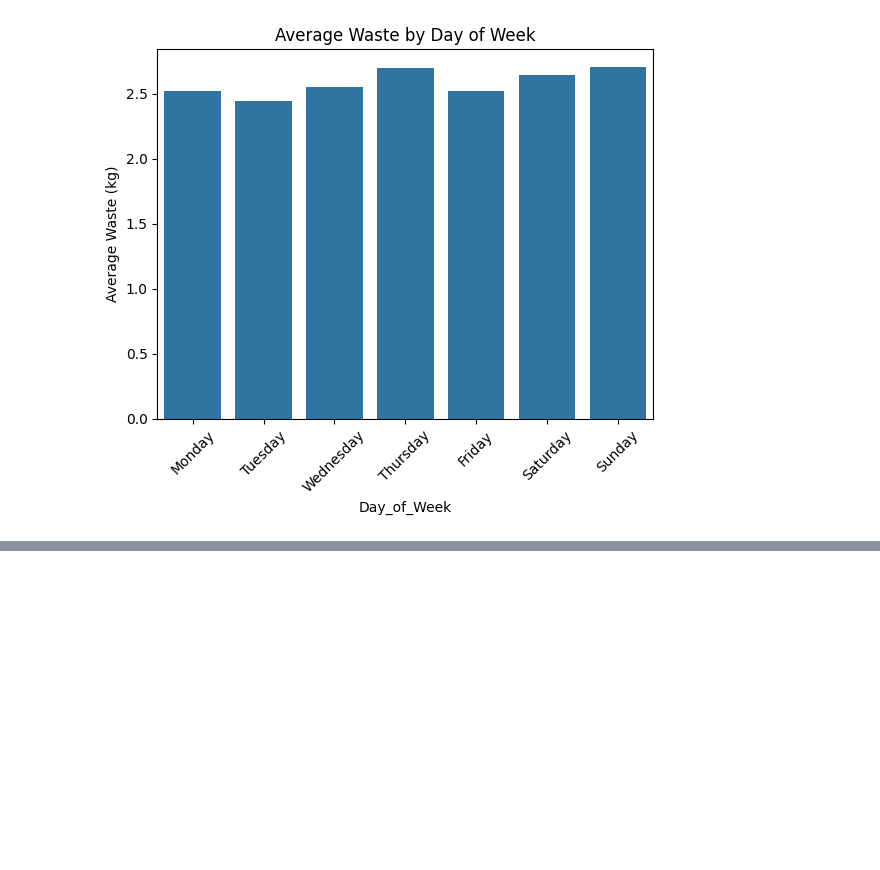
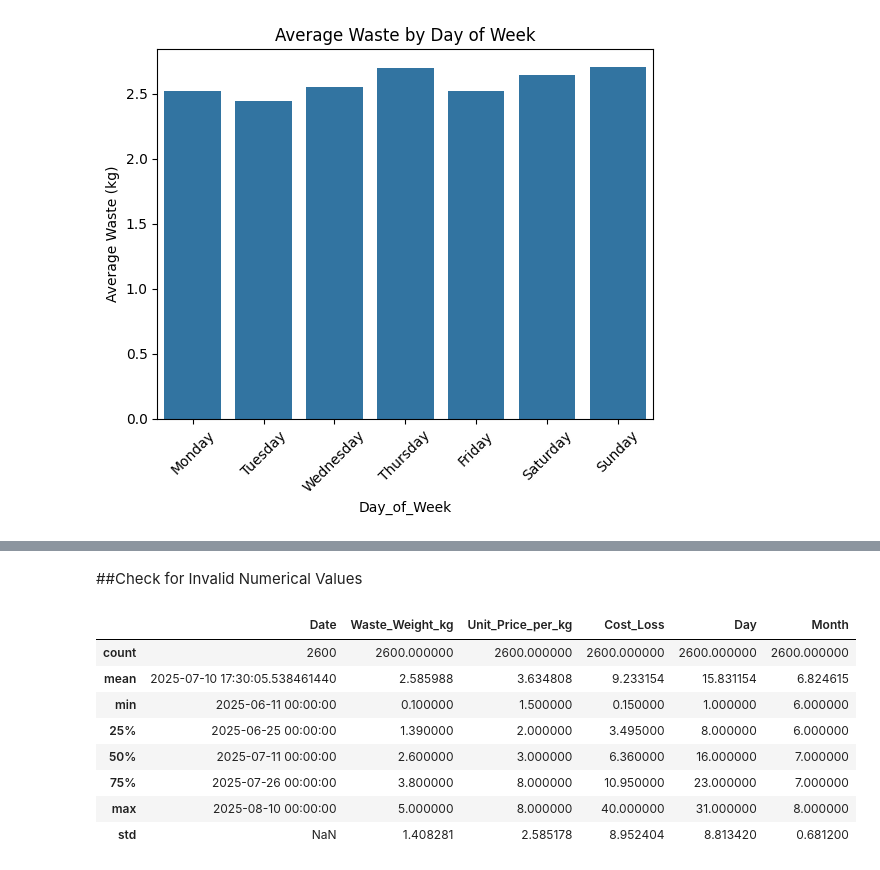
Before and after one commit to sasasaee/ml-project, a Jupyter notebook: canteen_data_analysis.ipynb, the cells around one changed output, grey strips where cells are left out. Saved outputs shown, nothing was run; the diff lists cells and outputs as text; code cells hidden in the pictures; blank space fills up the shorter version.

```diff
--- a/canteen_data_analysis.ipynb
+++ b/canteen_data_analysis.ipynb
@@ -330,0 +377,14 @@ plt.show()
+# %% [markdown]
+##Check for Invalid Numerical Values
+# %%
+df.describe()
+# %% [output]
+|  | Date | Waste_Weight_kg | Unit_Price_per_kg | Cost_Loss | Day | Month |
+| count | 2600 | 2600.000000 | 2600.000000 | 2600.000000 | 2600.000000 | 2600.000000 |
+| mean | 2025-07-10 17:30:05.538461440 | 2.585988 | 3.634808 | 9.233154 | 15.831154 | 6.824615 |
+| min | 2025-06-11 00:00:00 | 0.100000 | 1.500000 | 0.150000 | 1.000000 | 6.000000 |
+| 25% | 2025-06-25 00:00:00 | 1.390000 | 2.000000 | 3.495000 | 8.000000 | 6.000000 |
+| 50% | 2025-07-11 00:00:00 | 2.600000 | 3.000000 | 6.360000 | 16.000000 | 7.000000 |
+| 75% | 2025-07-26 00:00:00 | 3.800000 | 8.000000 | 10.950000 | 23.000000 | 7.000000 |
+| max | 2025-08-10 00:00:00 | 5.000000 | 8.000000 | 40.000000 | 31.000000 | 8.000000 |
+| std | NaN | 1.408281 | 2.585178 | 8.952404 | 8.813420 | 0.681200 |
```
Also changed, not shown: parts of 27 cells of this notebook.
